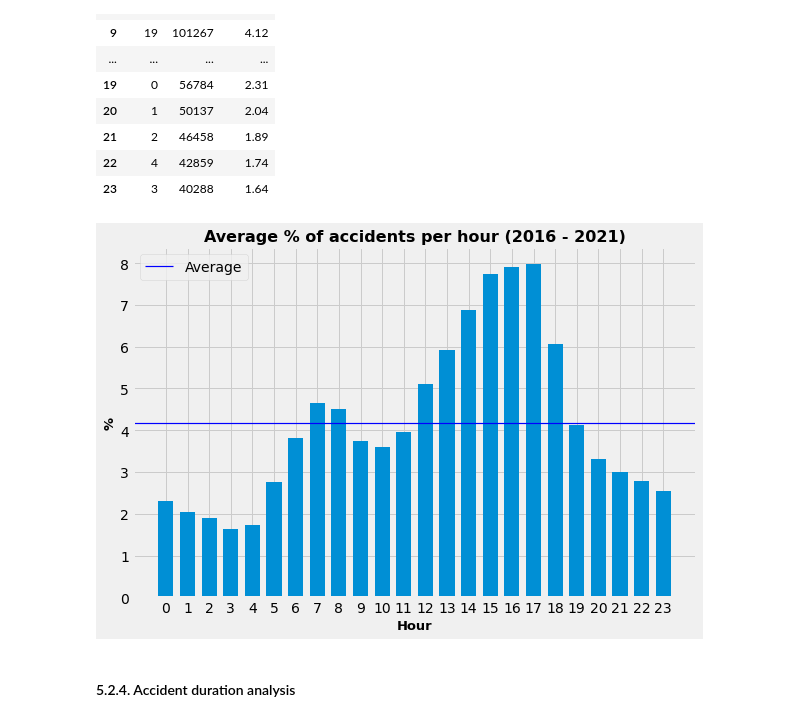
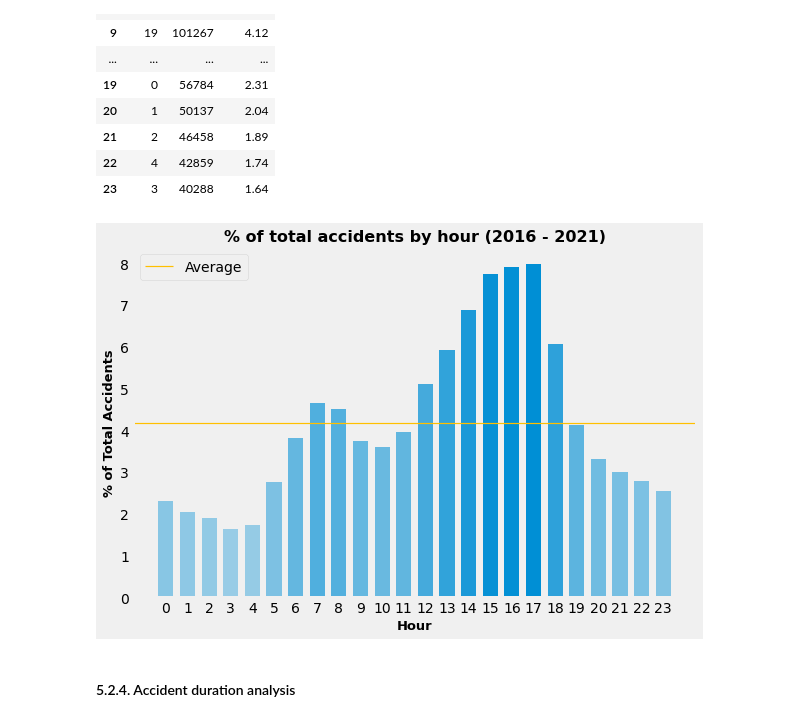
Before and after one commit to lyubol/Exploratory-Data-Analysis, a Jupyter notebook: EDA - US Accidents/US Accidents-checkpoint.ipynb, the cells around one changed output. Drawn from its saved outputs; the diff is of its cells as text; code cells hidden in the pictures.

Commit message:
Added baar chart for accident duration and updated the bar chart of accidents by hour

```diff
--- a/EDA - US Accidents/US Accidents-checkpoint.ipynb
+++ b/EDA - US Accidents/US Accidents-checkpoint.ipynb
@@ -924,21 +930,26 @@ Percent of accidents during the night hours (11 PM to 5 AM): 14.92%
 | 22 | 4 | 42859 | 1.74 |
 | 23 | 3 | 40288 | 1.64 |
 # %%
-# Visualize the average % of accidents per hour, using a bar chart to clearly show the difference between the groups.
+# Visualize the % of total accidents by hour, using a bar chart to clearly show the difference between the groups.
 # Bar charts are best when the changes between the different groups are large, as it is in this case.
 
 plt_size = plt.figure(figsize=(9,6))
-plt.bar(df_accidents_hours.sort_values("Hour")["Hour"], df_accidents_hours.sort_values("Hour")["Percent"], width=0.7)
-
-plt.title("Average % of accidents per hour (2016 - 2021)", fontsize=16, fontweight="bold")
-plt.axhline(df_accidents_hours.sort_values("Hour")["Percent"].mean(), color='blue', linewidth=1.2, label="Average")
+bars = plt.bar(df_accidents_hours.sort_values("Hour")["Hour"], df_accidents_hours.sort_values("Hour")["Percent"], width=0.7)
+plt.title("% of total accidents by hour (2016 - 2021)", fontsize=16, fontweight="bold")
+plt.axhline(df_accidents_hours.sort_values("Hour")["Percent"].mean(), color='#ffbf00', linewidth=1.2, label="Average")
 plt.xlabel("Hour", fontsize=13, fontweight="bold")
-plt.ylabel("%", fontsize=13, fontweight="bold")
+plt.ylabel("% of Total Accidents", fontsize=13, fontweight="bold")
 plt.xticks([i for i in range(0, 24)])
 plt.legend(loc="upper left")
+plt.grid(False)
+
+# Set the alpha of each bar according to its value
+for i, y in zip(list(range(24)), df_accidents_hours.sort_values("Hour")["Percent"]):
+    bars[i].set_alpha((y / 10) + (1 - max(df_accidents_hours.sort_values("Hour")["Percent"])/10))
+
 plt.show()
 # %% [output]
-[figure, old version]
+[figure, new version]
 # %% [markdown]
 #### 5.2.4. Accident duration analysis
 # %% [markdown]
```
Also changed, not shown: parts of 5 cells of this notebook.
